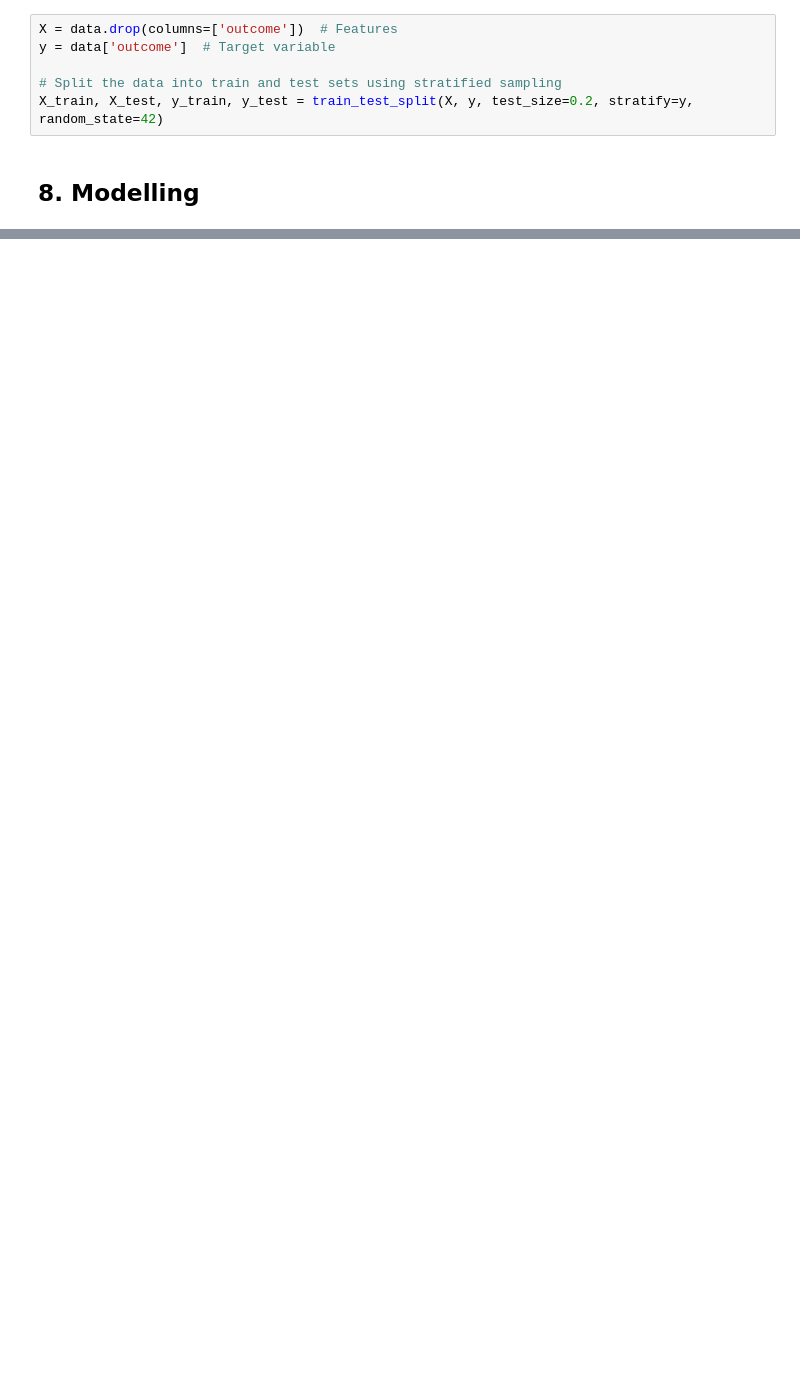
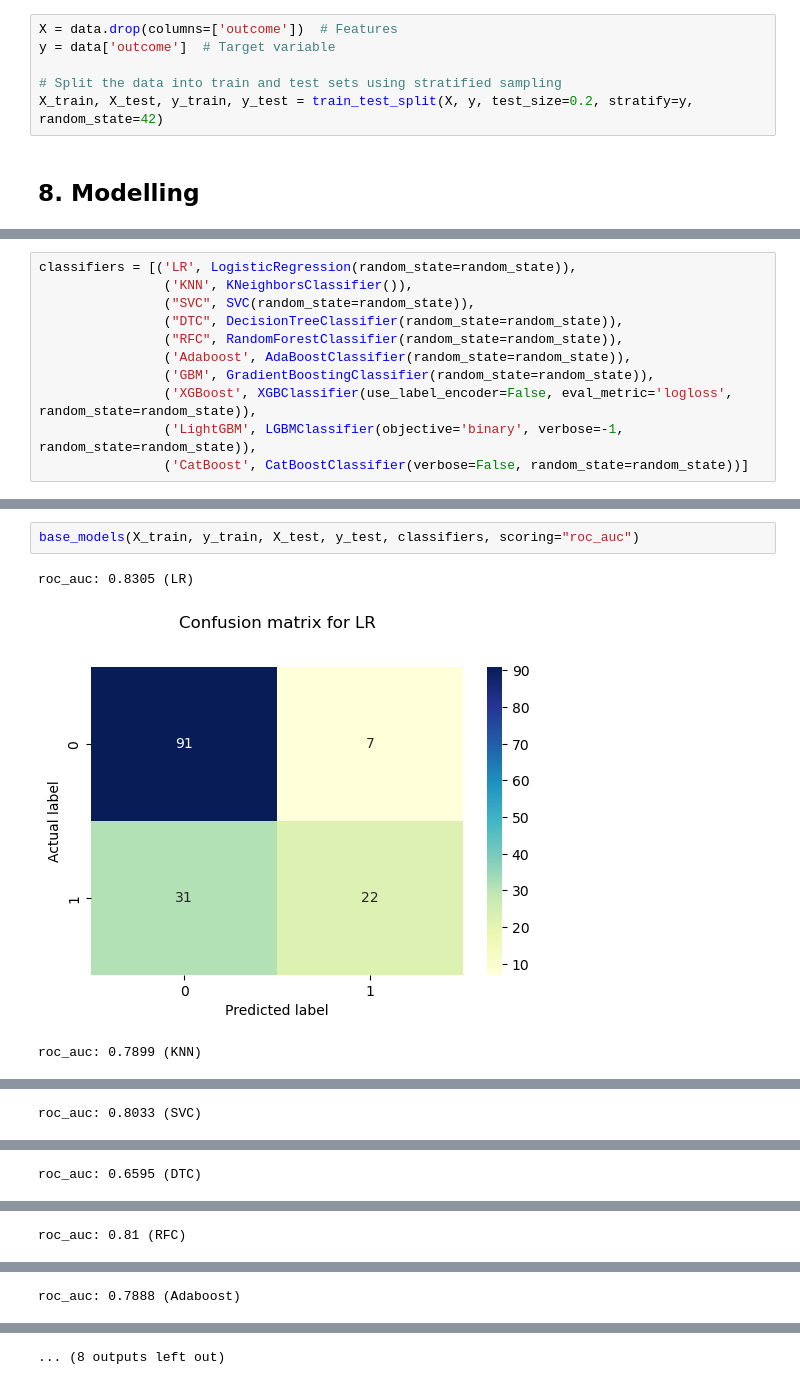
Before and after one commit to mstoychev/Data-Science-Projects, a Jupyter notebook: 3. Pima Indians - Diabetes dataset/Diabetes Dataset - Pima Indians.ipynb, the cells around one changed output, grey strips where cells are left out. Drawn from its saved outputs; the diff is of its cells as text; blank space fills up the shorter version.

```diff
--- a/3. Pima Indians - Diabetes dataset/Diabetes Dataset - Pima Indians.ipynb
+++ b/3. Pima Indians - Diabetes dataset/Diabetes Dataset - Pima Indians.ipynb
@@ -594,0 +661,11 @@ X_train, X_test, y_train, y_test = train_test_split(X, y, test_size=0.2, stratif
+# %%
+classifiers = [('LR', LogisticRegression(random_state=random_state)),
+                ('KNN', KNeighborsClassifier()),
+                ("SVC", SVC(random_state=random_state)),
+                ("DTC", DecisionTreeClassifier(random_state=random_state)),
+                ("RFC", RandomForestClassifier(random_state=random_state)),
+                ('Adaboost', AdaBoostClassifier(random_state=random_state)),
+                ('GBM', GradientBoostingClassifier(random_state=random_state)),
+                ('XGBoost', XGBClassifier(use_label_encoder=False, eval_metric='logloss', random_state=random_state)),
+                ('LightGBM', LGBMClassifier(objective='binary', verbose=-1, random_state=random_state)),
+                ('CatBoost', CatBoostClassifier(verbose=False, random_state=random_state))]
@@ -594,0 +717,6 @@ X_train, X_test, y_train, y_test = train_test_split(X, y, test_size=0.2, stratif
+# %%
+base_models(X_train, y_train, X_test, y_test, classifiers, scoring="roc_auc")
+# %% [output]
+roc_auc: 0.8305 (LR)
+[figure, added]
+roc_auc: 0.7899 (KNN)
@@ -594,0 +724 @@ X_train, X_test, y_train, y_test = train_test_split(X, y, test_size=0.2, stratif
+roc_auc: 0.8033 (SVC)
@@ -594,0 +726 @@ X_train, X_test, y_train, y_test = train_test_split(X, y, test_size=0.2, stratif
+roc_auc: 0.6595 (DTC)
@@ -594,0 +728 @@ X_train, X_test, y_train, y_test = train_test_split(X, y, test_size=0.2, stratif
+roc_auc: 0.81 (RFC)
@@ -594,0 +730 @@ X_train, X_test, y_train, y_test = train_test_split(X, y, test_size=0.2, stratif
+roc_auc: 0.7888 (Adaboost)
@@ -594,0 +732 @@ X_train, X_test, y_train, y_test = train_test_split(X, y, test_size=0.2, stratif
+... (8 outputs left out)
```
Also changed, not shown: parts of 18 cells of this notebook.
